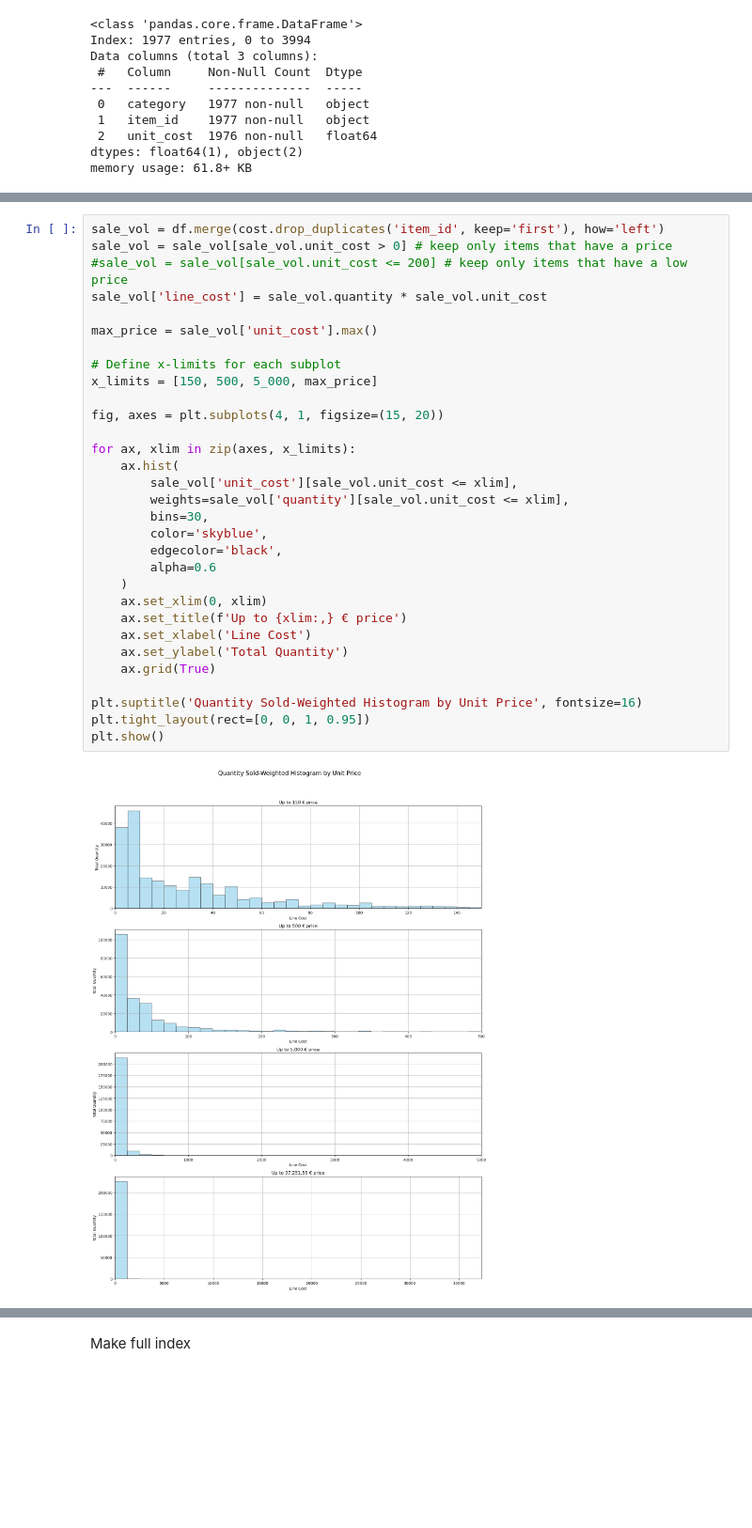
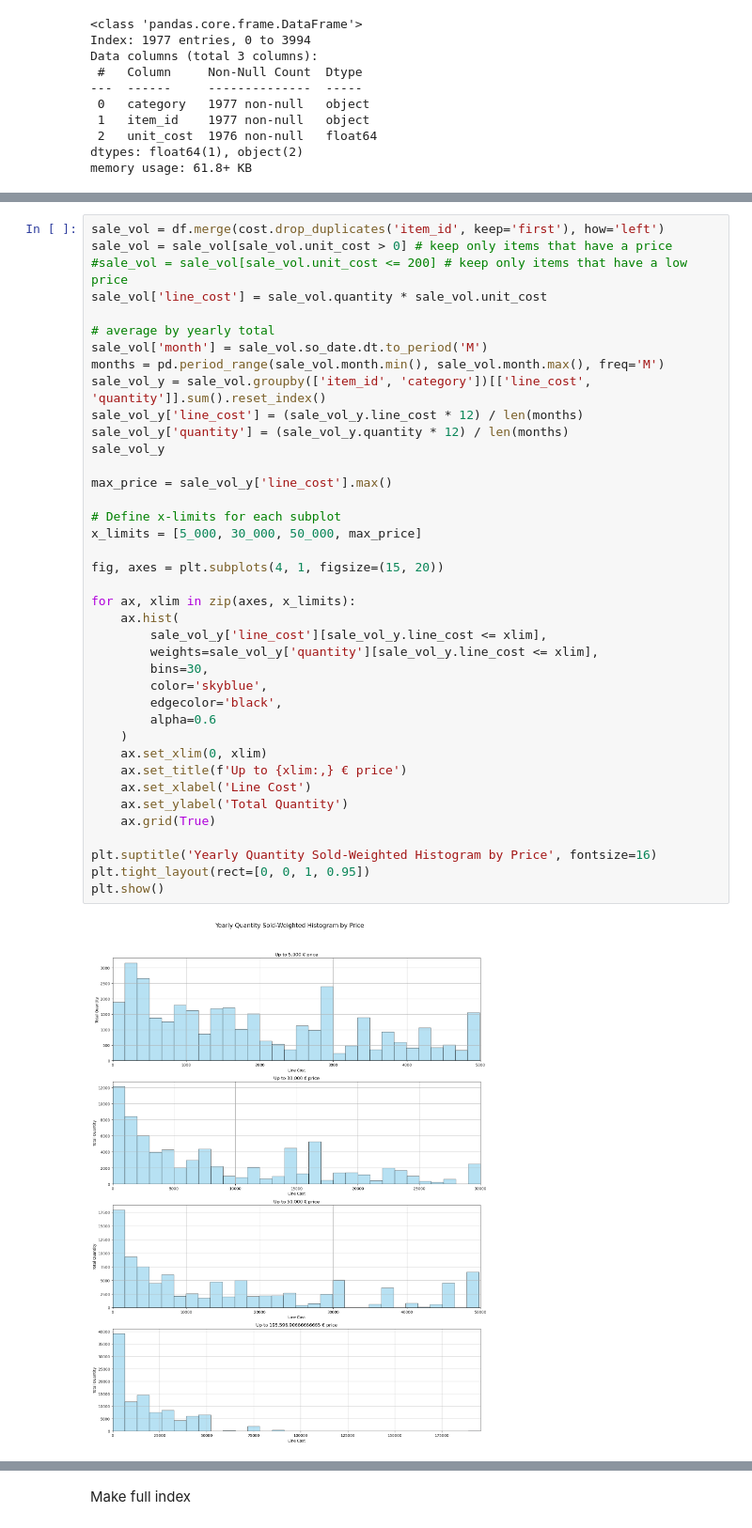
Before and after one commit to werderame/Real-Life-Manufacturing-Inventory-Analysis, a Jupyter notebook: clustering_so_articles/clustering_sales_articles.ipynb, the cells around one changed output, grey strips where cells are left out. Shown at 94% size. Saved outputs shown, nothing was run; the diff lists cells and outputs as text; blank space fills up the shorter version.

Commit message:
Plot of value vs quantity

```diff
--- a/clustering_so_articles/clustering_sales_articles.ipynb
+++ b/clustering_so_articles/clustering_sales_articles.ipynb
@@ -77,33 +93,41 @@ sale_vol.sort_values()
 # %%
 sale_vol = df.merge(cost.drop_duplicates('item_id', keep='first'), how='left')
 sale_vol = sale_vol[sale_vol.unit_cost > 0] # keep only items that have a price
 #sale_vol = sale_vol[sale_vol.unit_cost <= 200] # keep only items that have a low price
 sale_vol['line_cost'] = sale_vol.quantity * sale_vol.unit_cost
 
-max_price = sale_vol['unit_cost'].max()
+# average by yearly total
+sale_vol['month'] = sale_vol.so_date.dt.to_period('M')
+months = pd.period_range(sale_vol.month.min(), sale_vol.month.max(), freq='M')
+sale_vol_y = sale_vol.groupby(['item_id', 'category'])[['line_cost', 'quantity']].sum().reset_index()
+sale_vol_y['line_cost'] = (sale_vol_y.line_cost * 12) / len(months)
+sale_vol_y['quantity'] = (sale_vol_y.quantity * 12) / len(months)
+sale_vol_y
+
+max_price = sale_vol_y['line_cost'].max()
 
 # Define x-limits for each subplot
-x_limits = [150, 500, 5_000, max_price]
+x_limits = [5_000, 30_000, 50_000, max_price]
 
 fig, axes = plt.subplots(4, 1, figsize=(15, 20))
 
 for ax, xlim in zip(axes, x_limits):
     ax.hist(
-        sale_vol['unit_cost'][sale_vol.unit_cost <= xlim],
-        weights=sale_vol['quantity'][sale_vol.unit_cost <= xlim],
+        sale_vol_y['line_cost'][sale_vol_y.line_cost <= xlim],
+        weights=sale_vol_y['quantity'][sale_vol_y.line_cost <= xlim],
         bins=30,
         color='skyblue',
         edgecolor='black',
         alpha=0.6
     )
     ax.set_xlim(0, xlim)
     ax.set_title(f'Up to {xlim:,} € price')
     ax.set_xlabel('Line Cost')
     ax.set_ylabel('Total Quantity')
     ax.grid(True)
 
-plt.suptitle('Quantity Sold-Weighted Histogram by Unit Price', fontsize=16)
+plt.suptitle('Yearly Quantity Sold-Weighted Histogram by Price', fontsize=16)
 plt.tight_layout(rect=[0, 0, 1, 0.95])
 plt.show()
 # %% [output]
-[figure, old version]
+[figure, new version]
```
Also changed, not shown: parts of 4 cells of this notebook.
